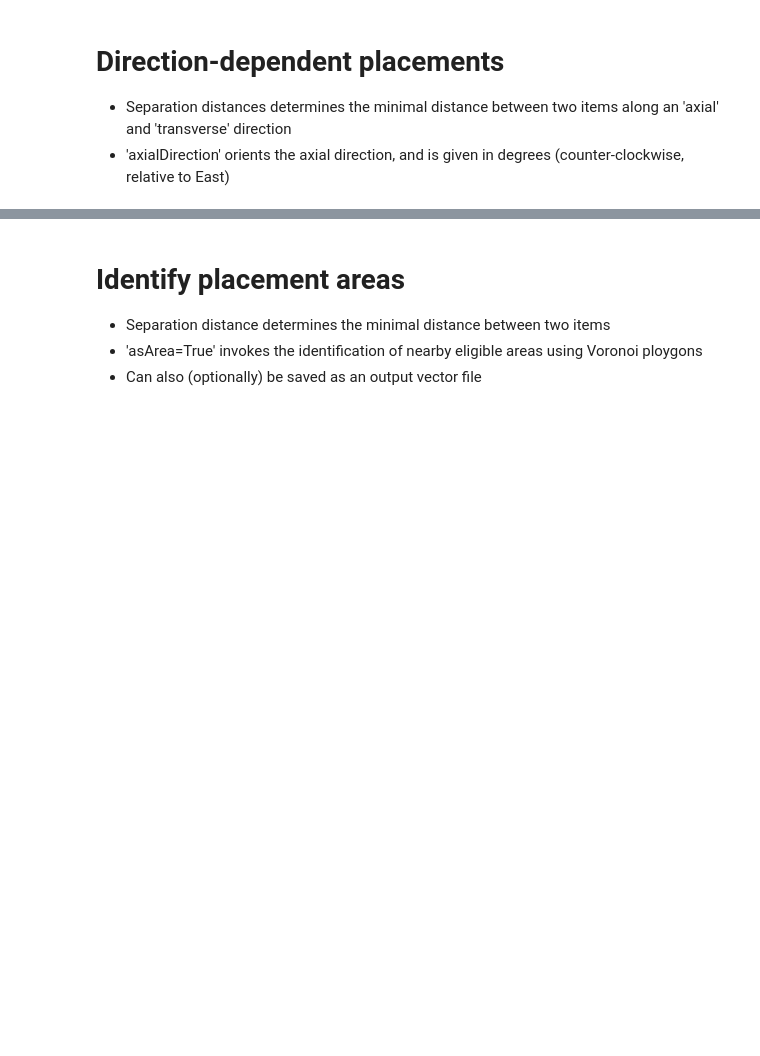
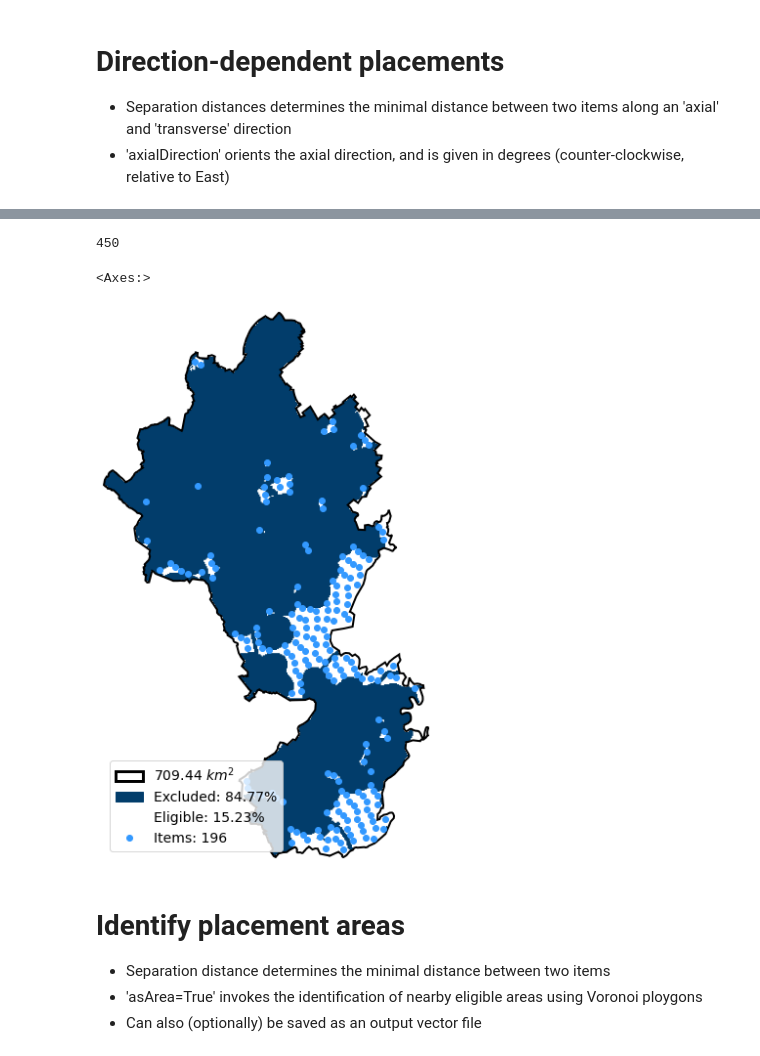
Before and after one commit to FZJ-IEK3-VSA/glaes, a Jupyter notebook: Examples/01_Placement_algorithm.ipynb, the cells around one changed output, grey strips where cells are left out. Cells and saved outputs as stored; diff of their text form; code cells hidden in the pictures; blank space fills up the shorter version.

```diff
--- a/Examples/01_Placement_algorithm.ipynb
+++ b/Examples/01_Placement_algorithm.ipynb
@@ -70,3 +89,13 @@ ec.draw()
+# %%
+# compare against exclusion of region edges again. Note the number of placements again
+# Note that the buffer distance from the edge will be the mean of both distances when an axial and transversion distance are given separately
+ec = copy(ec_backup)
+ec.distributeItems(separation=(1200,600), axialDirection=45, avoidRegionBorders=True)
+ec.draw()
+# %% [output]
+450
+<Axes:>
+[figure, added]
 # %% [markdown]
 # Identify placement areas
 * Separation distance determines the minimal distance between two items
```
Also changed, not shown: parts of 8 cells of this notebook, 8 other files.
